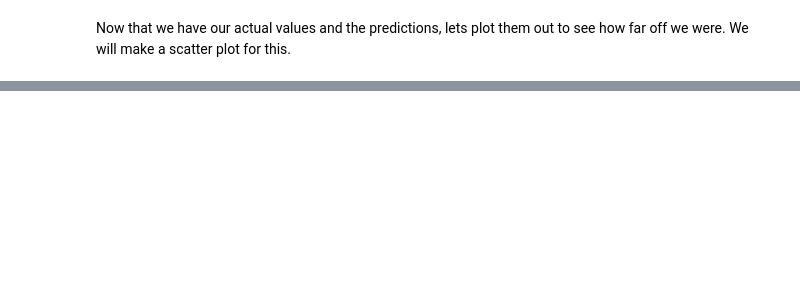
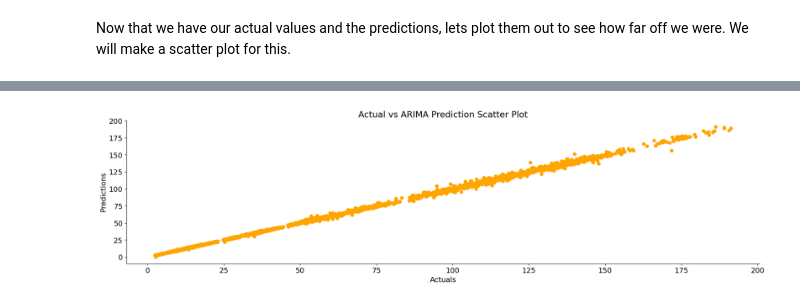
Before and after one commit to dakshbhatnagar/projects, a Jupyter notebook: arima/arima.ipynb, the cells around one changed output, grey strips where cells are left out. Saved outputs shown, nothing was run; the diff lists cells and outputs as text; code cells hidden in the pictures; blank space fills up the shorter version.

```diff
--- a/arima/arima.ipynb
+++ b/arima/arima.ipynb
@@ -508,0 +561,4 @@ plt.show()
+# %%
+exogenous_features = ['Open', 'High', 'Low']
+model = ARIMA(df['Close'], order=(1,1,0))
+arima_fitted = model.fit()
@@ -508,0 +585,6 @@ plt.show()
+# %%
+arima_predictions = arima_fitted.predict().to_frame()
+arima_predictions['Actual'] = df['Close']
+arima_predictions['Date'] = df['Date']
+arima_predictions = arima_predictions[['Date', 'Actual', 'predicted_mean']]
+arima_predictions
@@ -508,0 +605,12 @@ plt.show()
+# %%
+plt.scatter(arima_predictions['Actual'], arima_predictions['predicted_mean'], color='orange')
+plt.gca().spines['top'].set_visible(False)
+plt.gca().spines['right'].set_visible(False)
+#Set the title, x-axis label, y-axis label, and legend
+plt.xlabel('Actuals')
+plt.ylabel('Predictions')
+plt.title('Actual vs ARIMA Prediction Scatter Plot')
+plt.savefig('ARIMA.jpg')
+plt.show()
+# %% [output]
+[figure, added]
```
Also changed, not shown: parts of 22 cells of this notebook, 3 other files.
